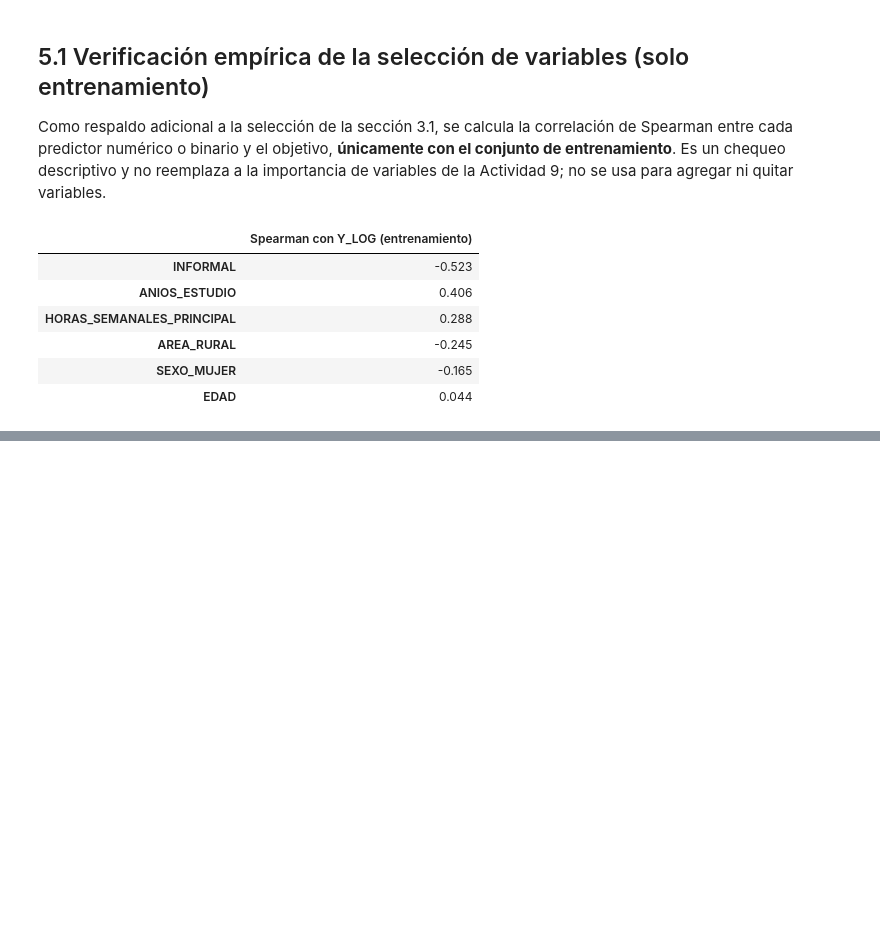
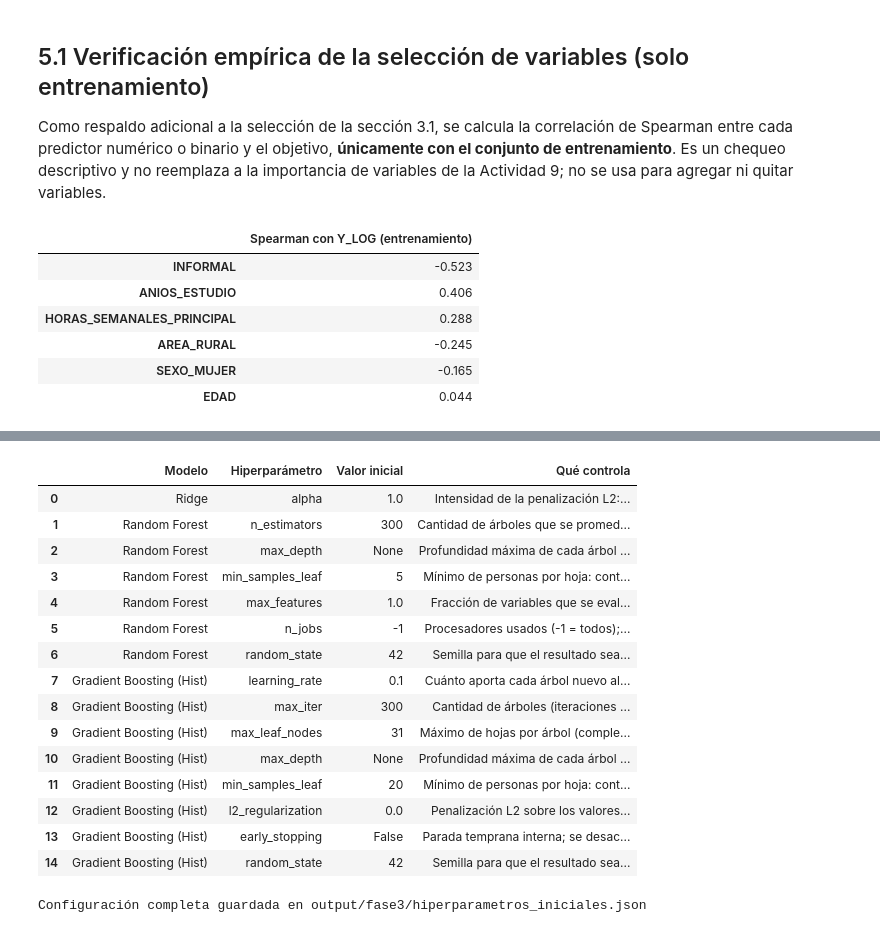
Before and after one commit to fiomusmeci-rgb/Proyecto_DataScience, a Jupyter notebook: notebooks/Fase3_DataScience_Torres_Musmeci_Roman.ipynb, the cells around one changed output, grey strips where cells are left out. Saved outputs shown, nothing was run; the diff lists cells and outputs as text; code cells hidden in the pictures; blank space fills up the shorter version.

Commit message:
Fase 3 - actividades 4, 5 y 6

```diff
--- a/notebooks/Fase3_DataScience_Torres_Musmeci_Roman.ipynb
+++ b/notebooks/Fase3_DataScience_Torres_Musmeci_Roman.ipynb
@@ -652,0 +793,75 @@ Se utilizó un asistente de IA como apoyo en la estructuración del notebook, la
+# %%
+import json
+from sklearn.linear_model import Ridge
+from sklearn.ensemble import RandomForestRegressor, HistGradientBoostingRegressor
+
+HP_INICIALES = {
+    "Ridge": {"alpha": 1.0},
+    "Random Forest": {"n_estimators": 300, "max_depth": None, "min_samples_leaf": 5,
+                      "max_features": 1.0, "n_jobs": -1, "random_state": SEMILLA},
+    "Gradient Boosting (Hist)": {"learning_rate": 0.1, "max_iter": 300, "max_leaf_nodes": 31, "max_depth": None,
+                                 "min_samples_leaf": 20, "l2_regularization": 0.0,
+                                 "early_stopping": False, "random_state": SEMILLA},
+}
+
+DESCRIPCION_HP = {
+    "alpha": "Intensidad de la penalización L2: a mayor valor, coeficientes más chicos (más sesgo, menos varianza).",
+    "n_estimators": "Cantidad de árboles que se promedian.",
+    "max_depth": "Profundidad máxima de cada árbol (None = sin límite).",
+    "min_samples_leaf": "Mínimo de personas por hoja: controla cuánto puede memorizar cada árbol.",
+    "max_features": "Fracción de variables que se evalúan en cada corte (1.0 = todas).",
+    "n_jobs": "Procesadores usados (-1 = todos); solo afecta el tiempo de cómputo, no el resultado.",
+    "random_state": "Semilla para que el resultado sea reproducible.",
+    "learning_rate": "Cuánto aporta cada árbol nuevo al conjunto (menor = aprendizaje más lento y cauteloso).",
+    "max_iter": "Cantidad de árboles (iteraciones de boosting).",
+    "max_leaf_nodes": "Máximo de hojas por árbol (complejidad de cada árbol).",
+    "l2_regularization": "Penalización L2 sobre los valores de las hojas.",
+    "early_stopping": "Parada temprana interna; se desactiva para que el número de iteraciones sea el declarado.",
+}
+
+def construir_modelos():
+    """Pipelines nuevos (sin ajustar): preprocesador + modelo, con los hiperparámetros iniciales."""
+    return {
+        "Ridge": Pipeline([
+            ("prep", construir_preprocesador(NUM_LINEAL, BINARIAS, CATEGORICAS, escalar=True)),
+            ("modelo", Ridge(**HP_INICIALES["Ridge"]))]),
+        "Random Forest": Pipeline([
+            ("prep", construir_preprocesador(NUM_ARBOLES, BINARIAS, CATEGORICAS, escalar=False)),
+            ("modelo", RandomForestRegressor(**HP_INICIALES["Random Forest"]))]),
+        "Gradient Boosting (Hist)": Pipeline([
+            ("prep", construir_preprocesador(NUM_ARBOLES, BINARIAS, CATEGORICAS, escalar=False)),
+            ("modelo", HistGradientBoostingRegressor(**HP_INICIALES["Gradient Boosting (Hist)"]))]),
+    }
+
+# Tabla de documentación de hiperparámetros.
+doc_hp = pd.DataFrame(
+    [(modelo, hp, str(valor), DESCRIPCION_HP[hp]) for modelo, d in HP_INICIALES.items() for hp, valor in d.items()],
+    columns=["Modelo", "Hiperparámetro", "Valor inicial", "Qué controla"],
+)
+with pd.option_context("display.max_colwidth", None):
+    display(doc_hp)
+
+# Configuración completa (incluye los valores por defecto) para documentar y reproducir.
+modelos_demo = construir_modelos()
+config_completa = {n: {k: v for k, v in p.named_steps["modelo"].get_params().items()} for n, p in modelos_demo.items()}
+with open(DIR_SALIDA / "hiperparametros_iniciales.json", "w", encoding="utf-8") as f:
+    json.dump(config_completa, f, indent=2, ensure_ascii=False, default=str)
+print(f"Configuración completa guardada en {DIR_SALIDA / 'hiperparametros_iniciales.json'}")
+# %% [output]
+|  | Modelo | Hiperparámetro | Valor inicial | Qué controla |
+| 0 | Ridge | alpha | 1.0 | Intensidad de la penalización L2:... |
+| 1 | Random Forest | n_estimators | 300 | Cantidad de árboles que se promed... |
+| 2 | Random Forest | max_depth | None | Profundidad máxima de cada árbol ... |
+| 3 | Random Forest | min_samples_leaf | 5 | Mínimo de personas por hoja: cont... |
+| 4 | Random Forest | max_features | 1.0 | Fracción de variables que se eval... |
+| 5 | Random Forest | n_jobs | -1 | Procesadores usados (-1 = todos);... |
+| 6 | Random Forest | random_state | 42 | Semilla para que el resultado sea... |
+| 7 | Gradient Boosting (Hist) | learning_rate | 0.1 | Cuánto aporta cada árbol nuevo al... |
+| 8 | Gradient Boosting (Hist) | max_iter | 300 | Cantidad de árboles (iteraciones ... |
+| 9 | Gradient Boosting (Hist) | max_leaf_nodes | 31 | Máximo de hojas por árbol (comple... |
+| 10 | Gradient Boosting (Hist) | max_depth | None | Profundidad máxima de cada árbol ... |
+| 11 | Gradient Boosting (Hist) | min_samples_leaf | 20 | Mínimo de personas por hoja: cont... |
+| 12 | Gradient Boosting (Hist) | l2_regularization | 0.0 | Penalización L2 sobre los valores... |
+| 13 | Gradient Boosting (Hist) | early_stopping | False | Parada temprana interna; se desac... |
+| 14 | Gradient Boosting (Hist) | random_state | 42 | Semilla para que el resultado sea... |
+Configuración completa guardada en output/fase3/hiperparametros_iniciales.json
```
Also changed, not shown: parts of 28 cells of this notebook.
